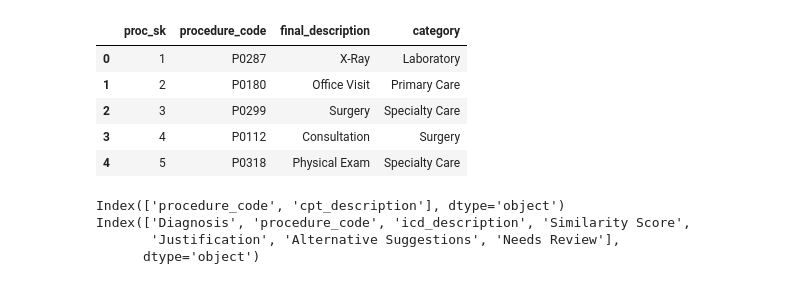
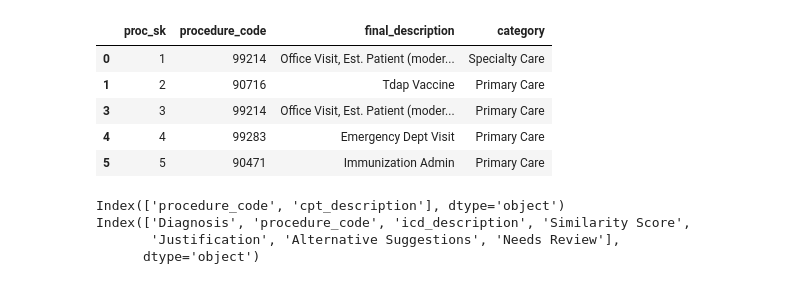
Before and after one commit to mpps257/ZELIS-Training, a Jupyter notebook: Version-2/UDW.ipynb, the cells around one changed output. Drawn from its saved outputs; the diff is of its cells as text; code cells hidden in the pictures.

Commit message:
final data update

```diff
--- a/Version-2/UDW.ipynb
+++ b/Version-2/UDW.ipynb
@@ -160,7 +160,7 @@ Unique provider IDs: 10000
 import pandas as pd
 
 # Load datasets
-claims_df = pd.read_csv("synthetic_data_final.csv")
+claims_df = pd.read_csv("synthetic_data.csv")
 cpt_df = pd.read_csv("cpt4.csv")
 icd_df = pd.read_csv("icd10_mapped_output.csv")
 
@@ -195,38 +195,38 @@ dim_procedure = dim_procedure.merge(
     on='procedure_code',
     how='left'
 )
 
 # --- STEP 4: Choose best description ---
 dim_procedure['final_description'] = (
     dim_procedure['procedure_description']
         .fillna(dim_procedure['cpt_description'])
         .fillna(dim_procedure['icd_description'])
         .fillna("Unknown Procedure")
 )
 
 # --- STEP 5: Fill missing category ---
 dim_procedure['category'] = dim_procedure['category'].fillna("Uncategorized")
 
 # --- STEP 6: Remove duplicates ---
 dim_procedure = dim_procedure[['procedure_code', 'final_description', 'category']].drop_duplicates()
 
 # --- STEP 7: Create surrogate key ---
 dim_procedure['proc_sk'] = range(1, len(dim_procedure) + 1)
 
 # --- Final order ---
 dim_procedure = dim_procedure[['proc_sk', 'procedure_code', 'final_description', 'category']]
 
 # Save output
 dim_procedure.to_csv("dim_procedure.csv", index=False)
 
 dim_procedure.head()
 # %% [output]
 |  | proc_sk | procedure_code | final_description | category |
-| 0 | 1 | P0287 | X-Ray | Laboratory |
-| 1 | 2 | P0180 | Office Visit | Primary Care |
-| 2 | 3 | P0299 | Surgery | Specialty Care |
-| 3 | 4 | P0112 | Consultation | Surgery |
-| 4 | 5 | P0318 | Physical Exam | Specialty Care |
+| 0 | 1 | 99214 | Office Visit, Est. Patient (moder... | Specialty Care |
+| 1 | 2 | 90716 | Tdap Vaccine | Primary Care |
+| 3 | 3 | 99214 | Office Visit, Est. Patient (moder... | Primary Care |
+| 4 | 4 | 99283 | Emergency Dept Visit | Primary Care |
+| 5 | 5 | 90471 | Immunization Admin | Primary Care |
 # %%
 print(cpt_df.columns)
 print(icd_df.columns)
```
Also changed, not shown: parts of 10 cells of this notebook, 10 other files.
